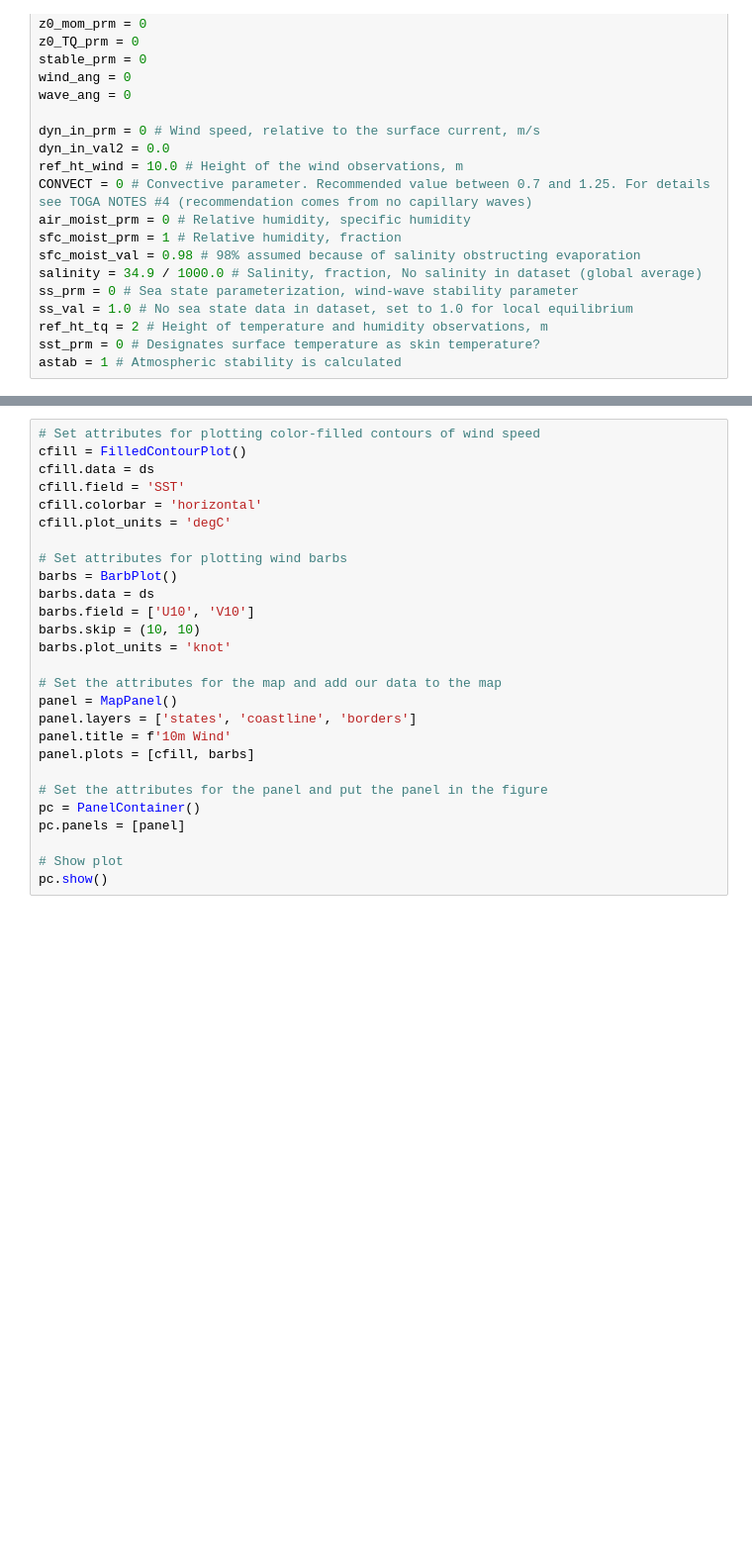
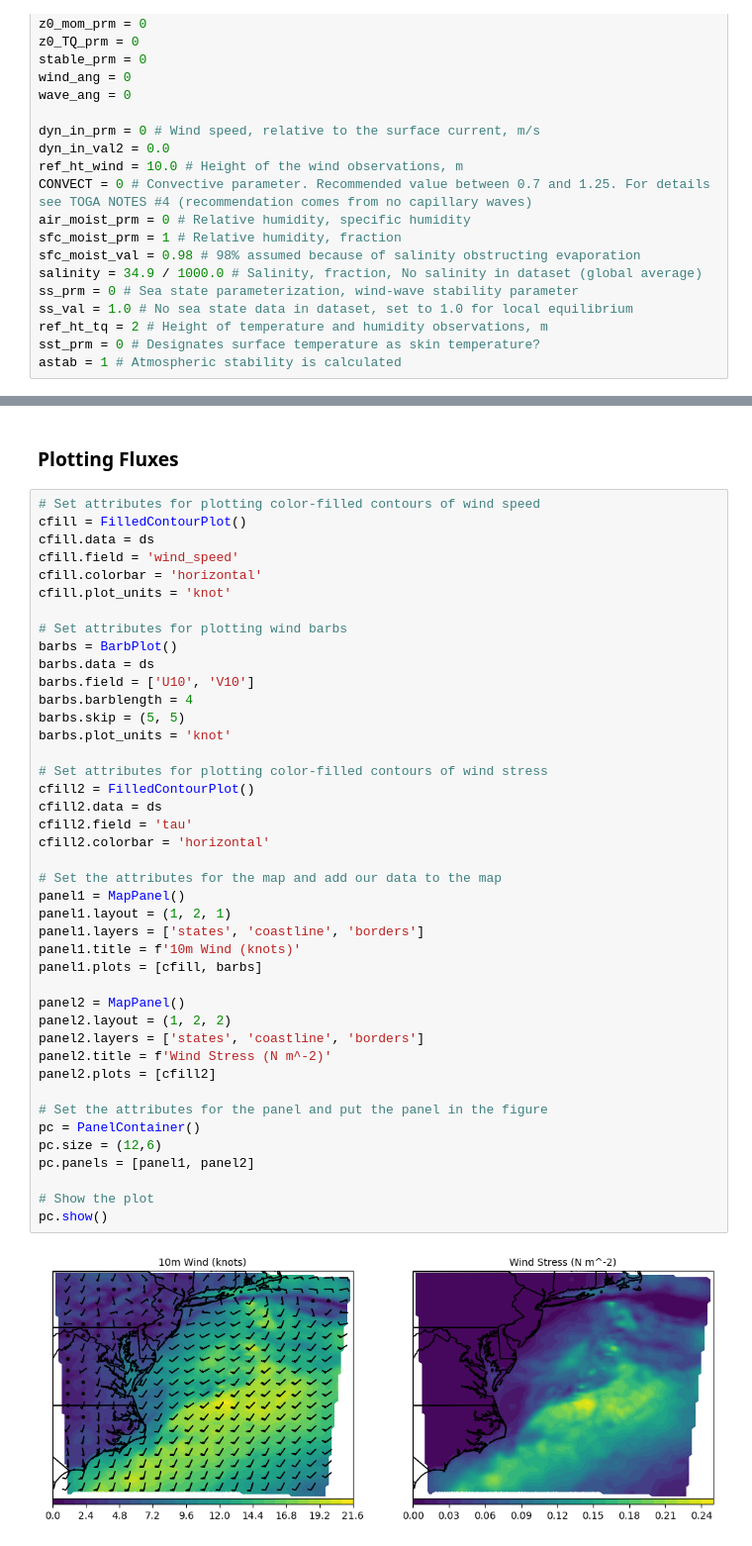
Before and after one commit to mcastells/netcdf-cartopy-demo, a Jupyter notebook: demo.ipynb, the cells around one changed output, grey strips where cells are left out. Shown at 99% size. Saved outputs shown, nothing was run; the diff lists cells and outputs as text; blank space fills up the shorter version.

```diff
--- a/demo.ipynb
+++ b/demo.ipynb
@@ -176,27 +205,46 @@ for (x,y), s in tqdm(np.ndenumerate(ds['tau'])):
+# %% [markdown]
+### Plotting Fluxes
 # %%
 # Set attributes for plotting color-filled contours of wind speed
 cfill = FilledContourPlot()
 cfill.data = ds
-cfill.field = 'SST'
+cfill.field = 'wind_speed'
 cfill.colorbar = 'horizontal'
-cfill.plot_units = 'degC'
+cfill.plot_units = 'knot'
 
 # Set attributes for plotting wind barbs
 barbs = BarbPlot()
 barbs.data = ds
 barbs.field = ['U10', 'V10']
-barbs.skip = (10, 10)
+barbs.barblength = 4
+barbs.skip = (5, 5)
 barbs.plot_units = 'knot'
 
+# Set attributes for plotting color-filled contours of wind stress
+cfill2 = FilledContourPlot()
+cfill2.data = ds
+cfill2.field = 'tau'
+cfill2.colorbar = 'horizontal'
+
 # Set the attributes for the map and add our data to the map
-panel = MapPanel()
-panel.layers = ['states', 'coastline', 'borders']
-panel.title = f'10m Wind'
-panel.plots = [cfill, barbs]
+panel1 = MapPanel()
+panel1.layout = (1, 2, 1)
+panel1.layers = ['states', 'coastline', 'borders']
+panel1.title = f'10m Wind (knots)'
+panel1.plots = [cfill, barbs]
+
+panel2 = MapPanel()
+panel2.layout = (1, 2, 2)
+panel2.layers = ['states', 'coastline', 'borders']
+panel2.title = f'Wind Stress (N m^-2)'
+panel2.plots = [cfill2]
 
 # Set the attributes for the panel and put the panel in the figure
 pc = PanelContainer()
-pc.panels = [panel]
+pc.size = (12,6)
+pc.panels = [panel1, panel2]
 
-# Show plot
+# Show the plot
 pc.show()
+# %% [output]
+[figure, added]
```
Also changed, not shown: parts of 11 cells of this notebook.
